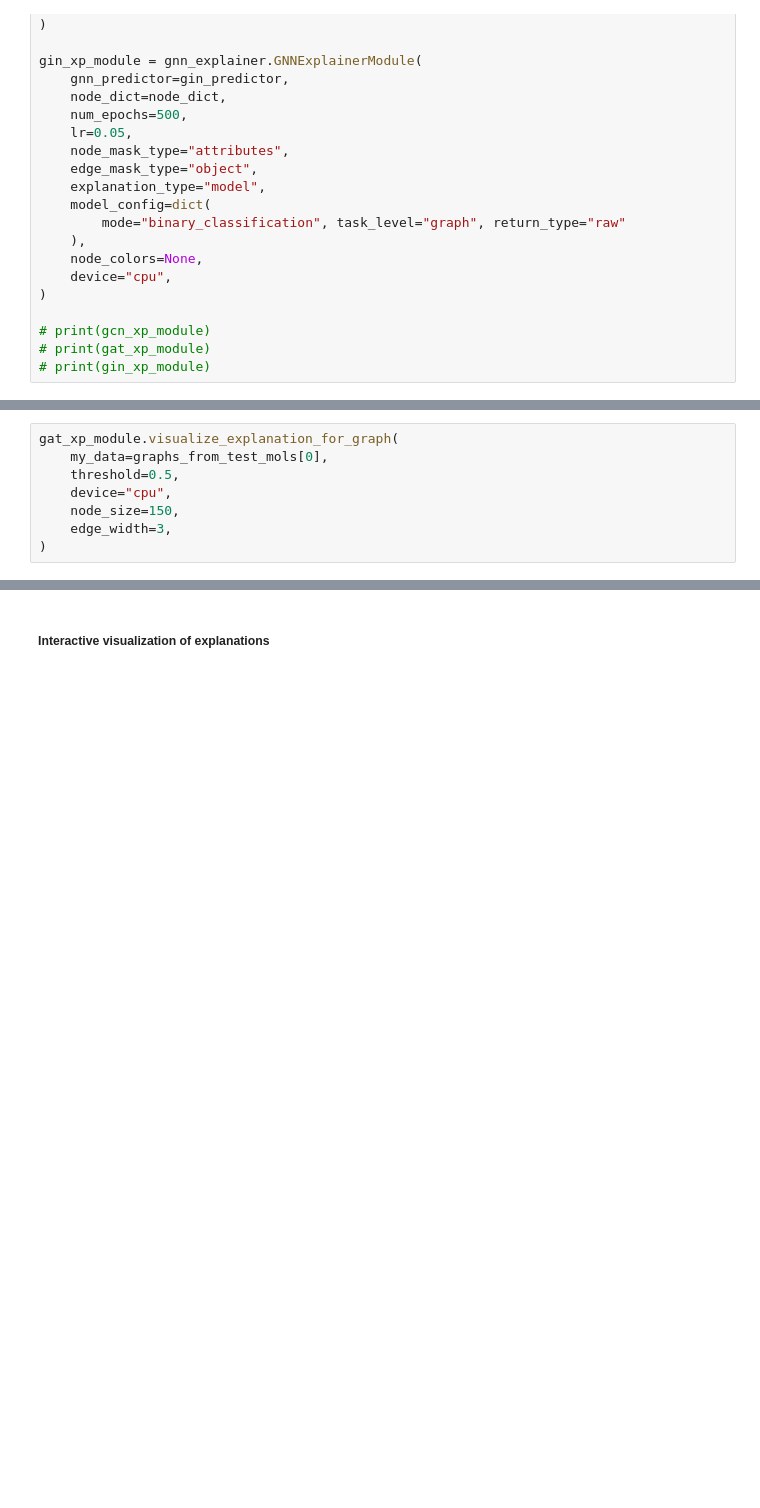
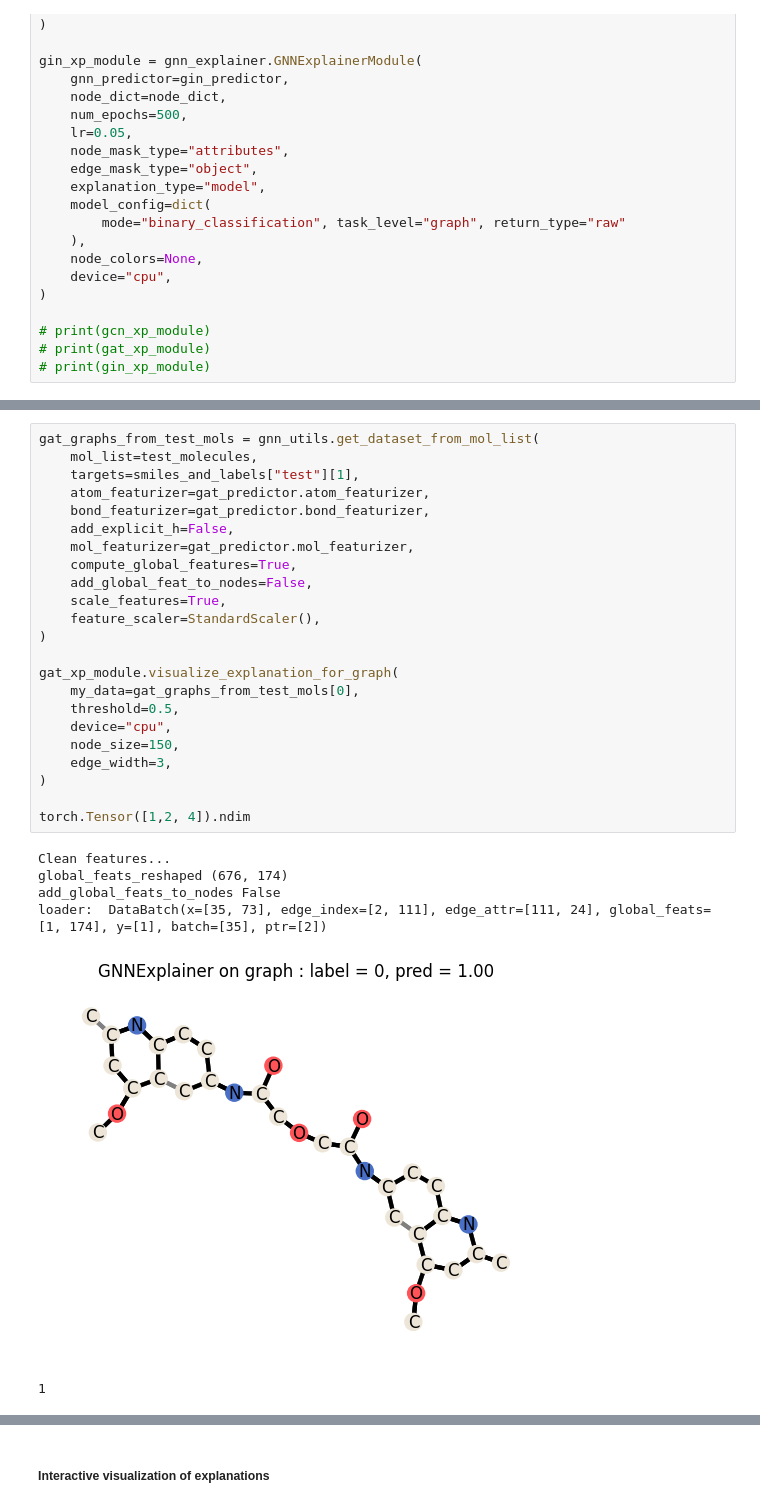
Before and after one commit to djoy4stem/qsar_w_gnns, a Jupyter notebook: notebooks/dd2/dd2_gnn_explanation_and_visuals.ipynb, the cells around one changed output, grey strips where cells are left out. Saved outputs shown, nothing was run; the diff lists cells and outputs as text; blank space fills up the shorter version.

```diff
--- a/notebooks/dd2/dd2_gnn_explanation_and_visuals.ipynb
+++ b/notebooks/dd2/dd2_gnn_explanation_and_visuals.ipynb
@@ -300,10 +336,32 @@ gcn_xp_module.visualize_explanation_for_graph(
-# %%
-gat_xp_module.visualize_explanation_for_graph(
-    my_data=graphs_from_test_mols[0],
-    threshold=0.5,
-    device="cpu",
-    node_size=150,
-    edge_width=3,
-)
+# %%
+gat_graphs_from_test_mols = gnn_utils.get_dataset_from_mol_list(
+    mol_list=test_molecules,
+    targets=smiles_and_labels["test"][1],
+    atom_featurizer=gat_predictor.atom_featurizer,
+    bond_featurizer=gat_predictor.bond_featurizer,
+    add_explicit_h=False,
+    mol_featurizer=gat_predictor.mol_featurizer,
+    compute_global_features=True,
+    add_global_feat_to_nodes=False,
+    scale_features=True,
+    feature_scaler=StandardScaler(),
+)
+
+gat_xp_module.visualize_explanation_for_graph(
+    my_data=gat_graphs_from_test_mols[0],
+    threshold=0.5,
+    device="cpu",
+    node_size=150,
+    edge_width=3,
+)
+
+torch.Tensor([1,2, 4]).ndim
+# %% [output]
+Clean features...
+global_feats_reshaped (676, 174)
+add_global_feats_to_nodes False
+loader:  DataBatch(x=[35, 73], edge_index=[2, 111], edge_attr=[111, 24], global_feats=[1, 174], y=[1], batch=[35], ptr=[2])
+[figure, added]
+1
 # %%
 ## With the GIN
```
Also changed, not shown: parts of 25 cells of this notebook, 11 other files.
